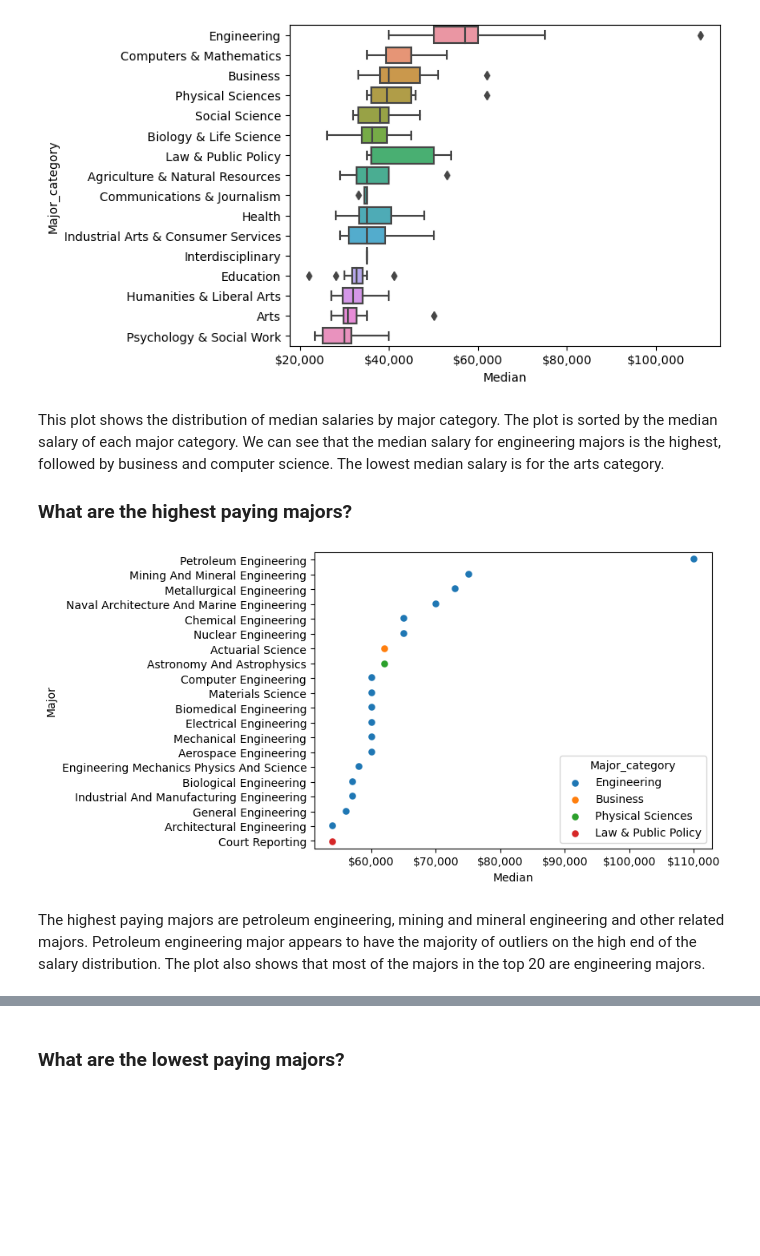
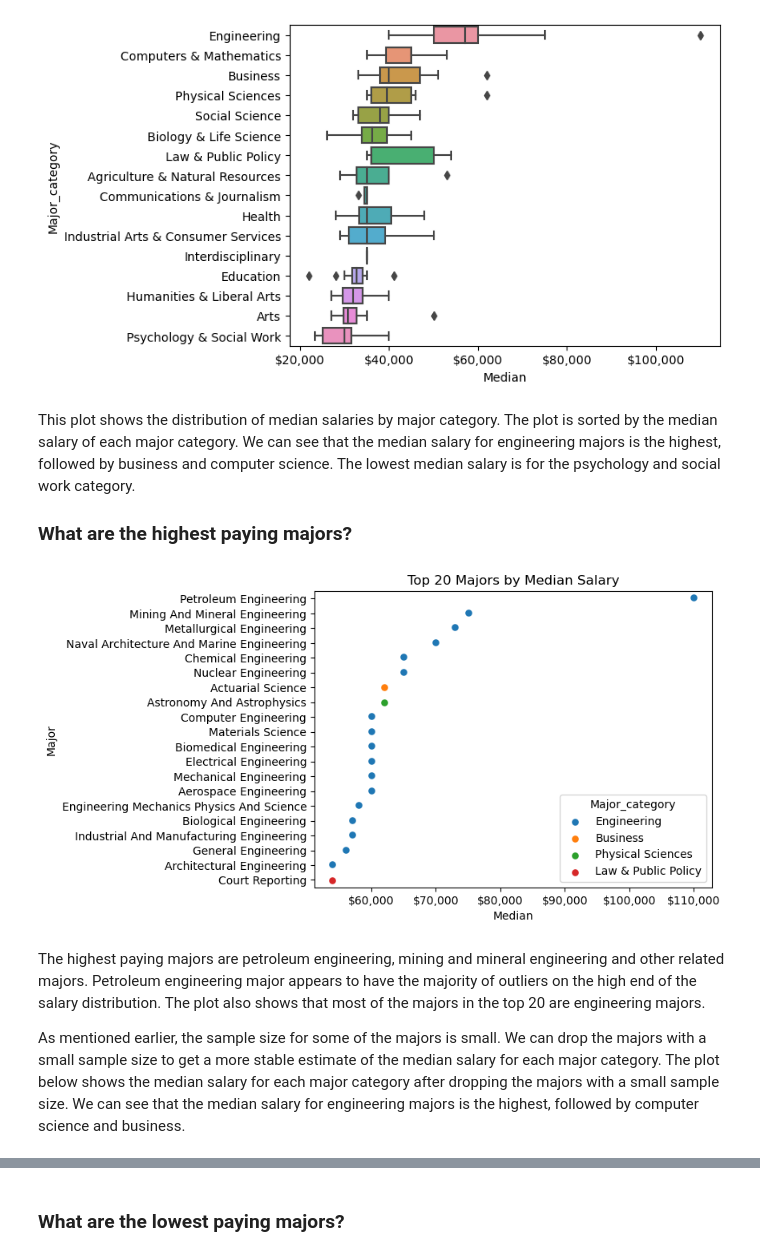
Before and after one commit to andersy005/ms-ds-notebooks, a Jupyter notebook: notebooks/analysis.ipynb, the cells around one changed output, grey strips where cells are left out. Cells and saved outputs as stored; diff of their text form; code cells hidden in the pictures; blank space fills up the shorter version.

Commit message:
add new plots

```diff
--- a/notebooks/analysis.ipynb
+++ b/notebooks/analysis.ipynb
@@ -108,7 +90,7 @@ ax.xaxis.set_major_formatter('${x:,.0f}')
 # %% [output]
 [figure]
 # %% [markdown]
-This plot shows the distribution of median salaries by major category. The plot is sorted by the median salary of each major category. We can see that the median salary for engineering majors is the highest, followed by business and computer science. The lowest median salary is for the arts category.
+This plot shows the distribution of median salaries by major category. The plot is sorted by the median salary of each major category. We can see that the median salary for engineering majors is the highest, followed by business and computer science. The lowest median salary is for the psychology and social work category.
 
 
 ### What are the highest paying majors?
@@ -119,16 +101,19 @@ majors_data = df[
 # %%
 ax = sns.pointplot(
     data=majors_data.head(20),
     x="Median",
     y="Major",
     hue="Major_category",
     dodge=True,
     join=False,
     markers="o",
     scale=0.7,
 )
+ax.set_title("Top 20 Majors by Median Salary")
 ax.xaxis.set_major_formatter('${x:,.0f}');
 # %% [output]
-[figure, old version]
+[figure, new version]
 # %% [markdown]
 The highest paying majors are petroleum engineering, mining and mineral engineering and other related majors. Petroleum engineering major appears to have the majority of outliers on the high end of the salary distribution. The plot also shows that most of the majors in the top 20 are engineering majors.
+
+As mentioned earlier, the sample size for some of the majors is small. We can drop the majors with a small sample size to get a more stable estimate of the median salary for each major category. The plot below shows the median salary for each major category after dropping the majors with a small sample size. We can see that the median salary for engineering majors is the highest, followed by computer science and business.
```
Also changed, not shown: parts of 10 cells of this notebook.
